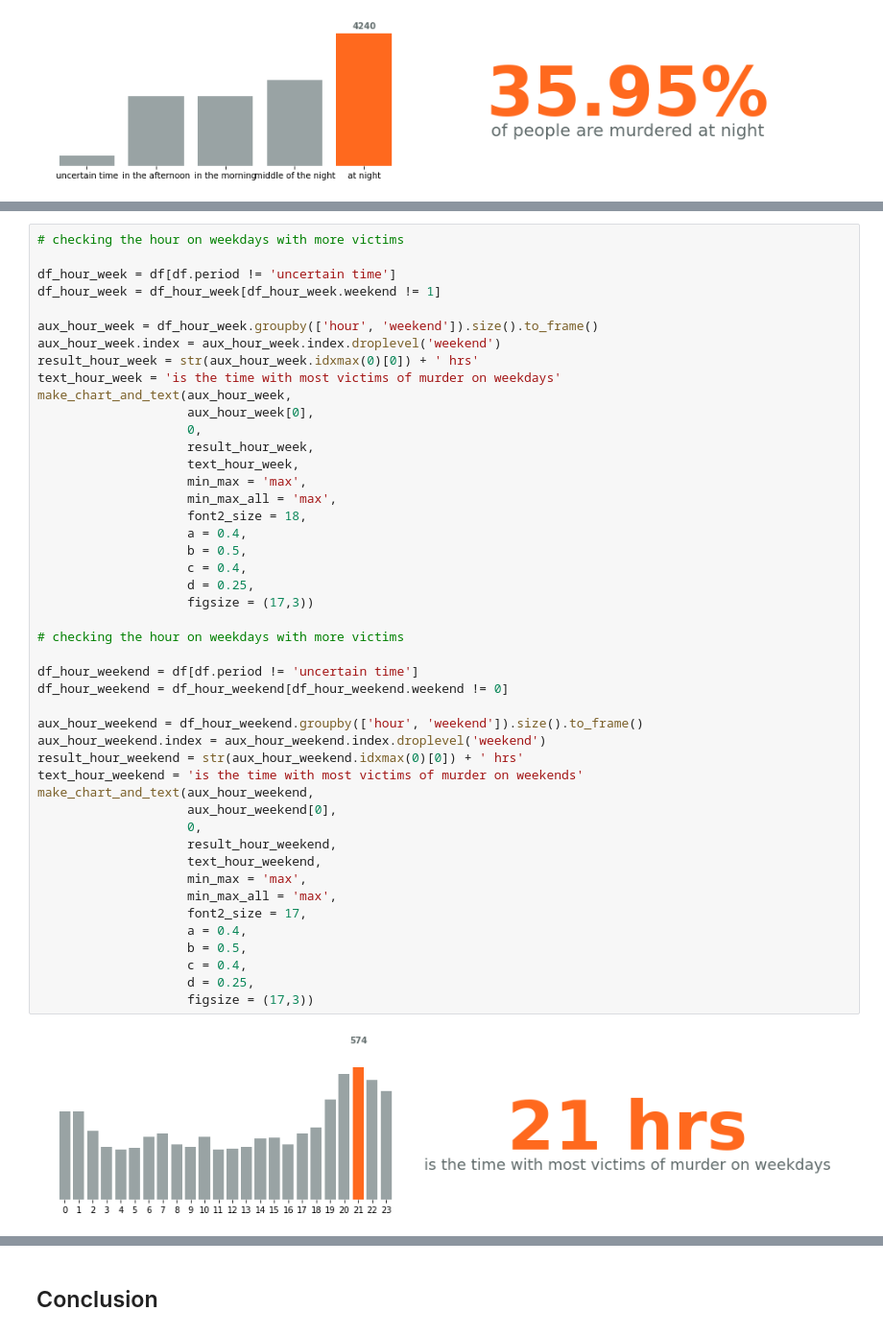
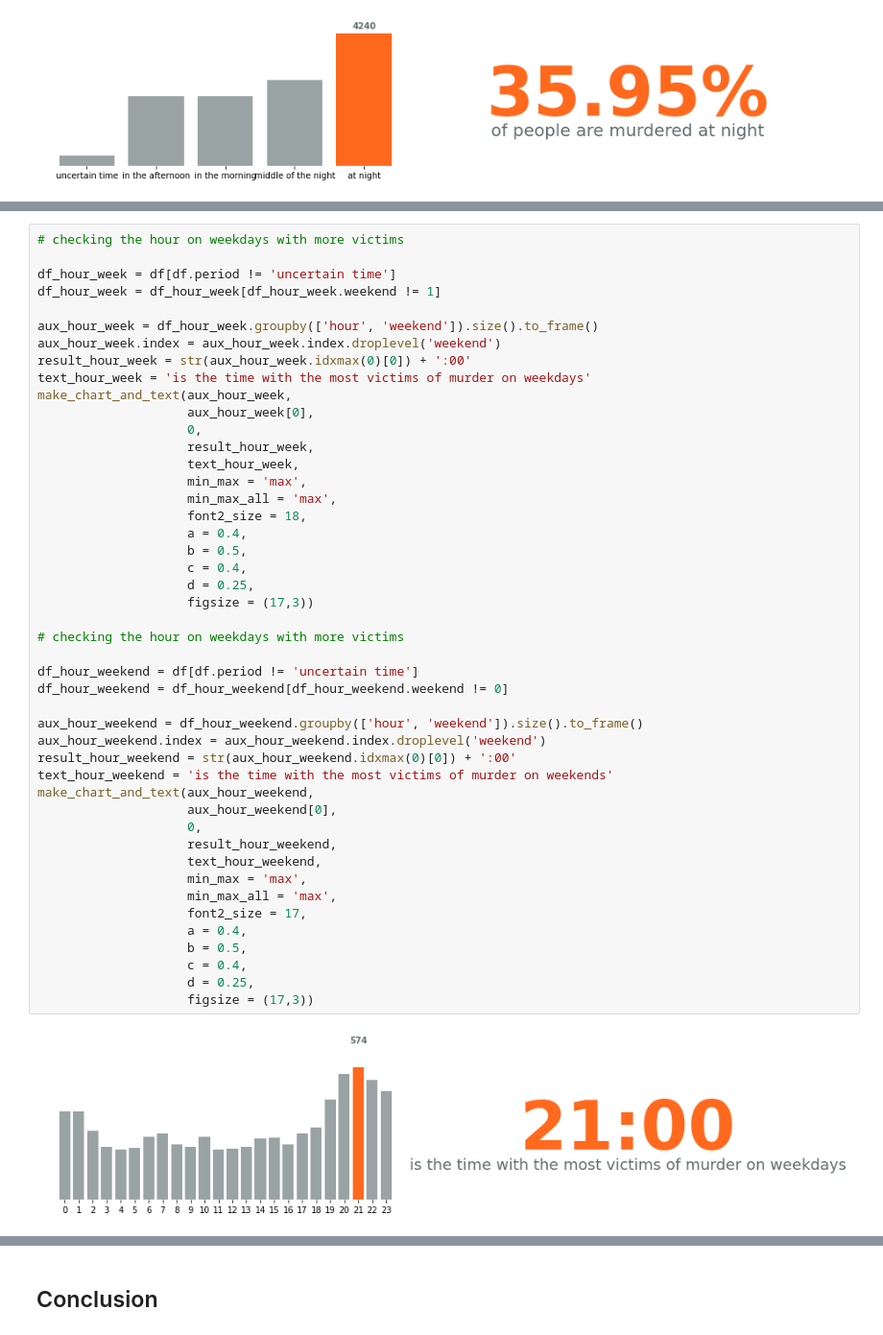
Before and after one commit to ghermsen/sao_paulo_murder_eda, a Jupyter notebook: sao_paulo_murder_eda.ipynb, the cells around one changed output, grey strips where cells are left out. Shown: that part at 96% size. Drawn from its saved outputs; the diff is of its cells as text.

```diff
--- a/sao_paulo_murder_eda.ipynb
+++ b/sao_paulo_murder_eda.ipynb
@@ -1183,8 +1184,8 @@ df_hour_week = df_hour_week[df_hour_week.weekend != 1]
 
 aux_hour_week = df_hour_week.groupby(['hour', 'weekend']).size().to_frame()
 aux_hour_week.index = aux_hour_week.index.droplevel('weekend')
-result_hour_week = str(aux_hour_week.idxmax(0)[0]) + ' hrs'
-text_hour_week = 'is the time with most victims of murder on weekdays'
+result_hour_week = str(aux_hour_week.idxmax(0)[0]) + ':00'
+text_hour_week = 'is the time with the most victims of murder on weekdays'
 make_chart_and_text(aux_hour_week,
                     aux_hour_week[0],
                     0,
@@ -1193,33 +1194,33 @@ make_chart_and_text(aux_hour_week,
                     min_max = 'max',
                     min_max_all = 'max',
                     font2_size = 18,
                     a = 0.4,
                     b = 0.5,
                     c = 0.4,
                     d = 0.25,
                     figsize = (17,3))
 
 # checking the hour on weekdays with more victims
 
 df_hour_weekend = df[df.period != 'uncertain time']
 df_hour_weekend = df_hour_weekend[df_hour_weekend.weekend != 0]
 
 aux_hour_weekend = df_hour_weekend.groupby(['hour', 'weekend']).size().to_frame()
 aux_hour_weekend.index = aux_hour_weekend.index.droplevel('weekend')
-result_hour_weekend = str(aux_hour_weekend.idxmax(0)[0]) + ' hrs'
-text_hour_weekend = 'is the time with most victims of murder on weekends'
+result_hour_weekend = str(aux_hour_weekend.idxmax(0)[0]) + ':00'
+text_hour_weekend = 'is the time with the most victims of murder on weekends'
 make_chart_and_text(aux_hour_weekend,
                     aux_hour_weekend[0],
                     0,
                     result_hour_weekend,
                     text_hour_weekend,
                     min_max = 'max',
                     min_max_all = 'max',
                     font2_size = 17,
                     a = 0.4,
                     b = 0.5,
                     c = 0.4,
                     d = 0.25,
                     figsize = (17,3))
 # %% [output]
-[figure, old version]
+[figure, new version]
```
Also changed, not shown: parts of 23 cells of this notebook, 1 other file.
